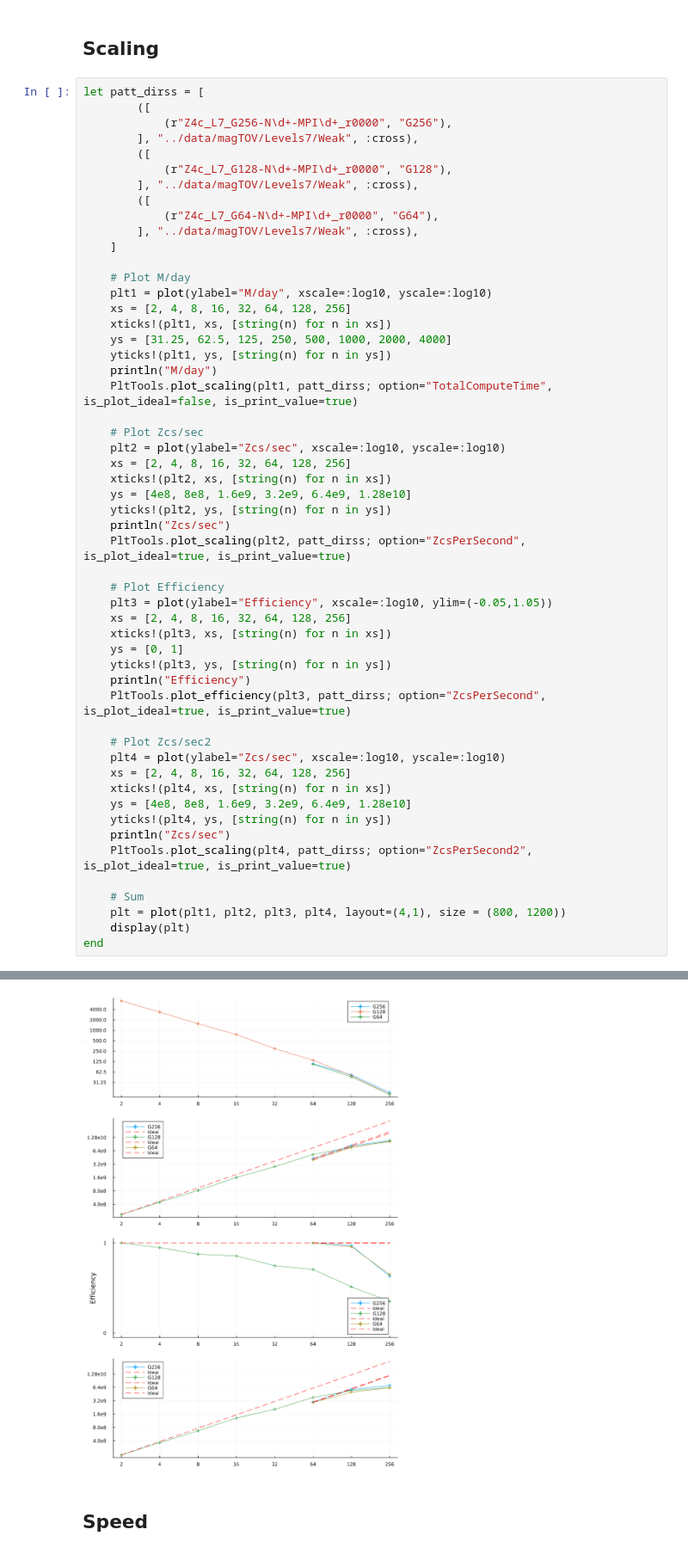
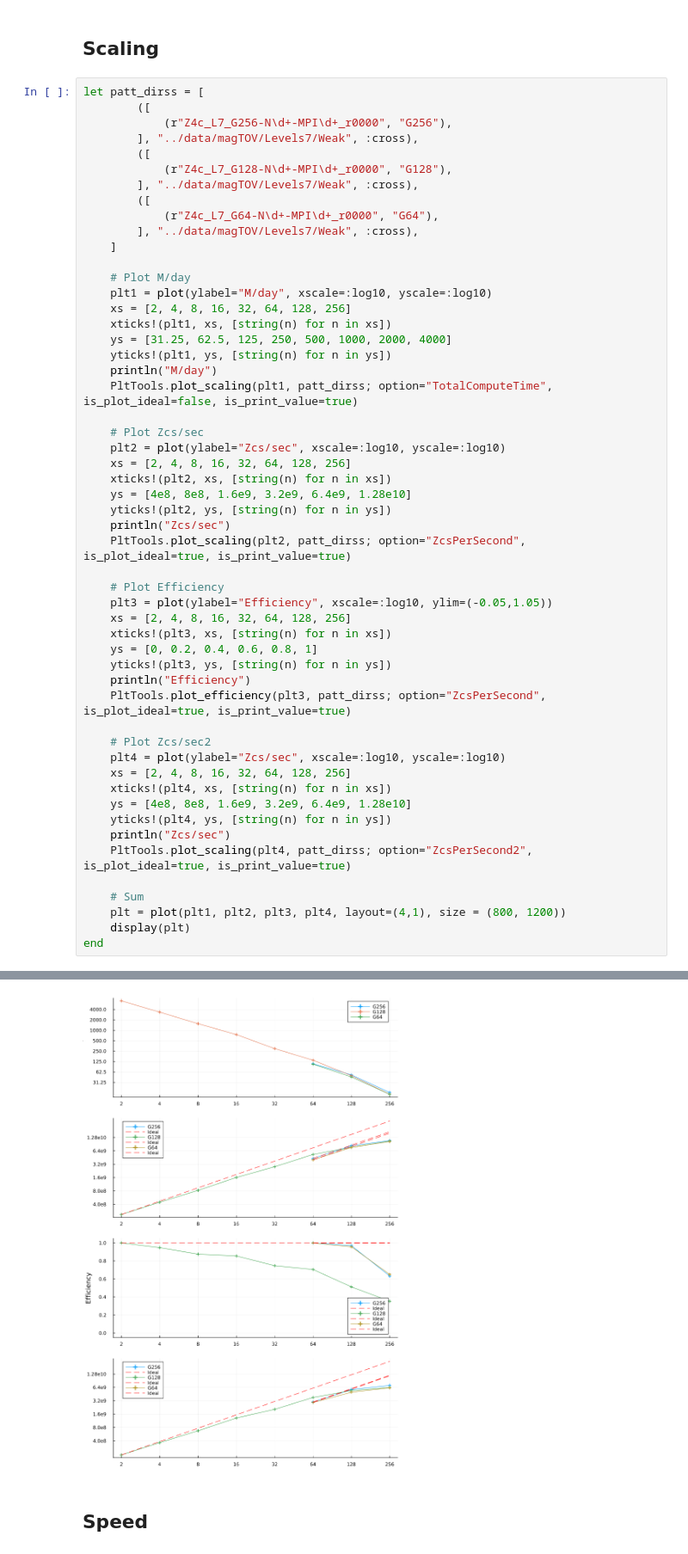
Before and after one commit to lwJi/ETK-Scaling-Tests, a Jupyter notebook: frontier/ipynb/magTOV-Levels7.ipynb, the cells around one changed output, grey strips where cells are left out. Shown at 86% size. Drawn from its saved outputs; the diff is of its cells as text.

```diff
--- a/frontier/ipynb/magTOV-Levels7.ipynb
+++ b/frontier/ipynb/magTOV-Levels7.ipynb
@@ -42,7 +42,7 @@ let patt_dirss = [
     plt3 = plot(ylabel="Efficiency", xscale=:log10, ylim=(-0.05,1.05))
     xs = [2, 4, 8, 16, 32, 64, 128, 256]
     xticks!(plt3, xs, [string(n) for n in xs])
-    ys = [0, 1]
+    ys = [0, 0.2, 0.4, 0.6, 0.8, 1]
     yticks!(plt3, ys, [string(n) for n in ys])
     println("Efficiency")
     PltTools.plot_efficiency(plt3, patt_dirss; option="ZcsPerSecond", is_plot_ideal=true, is_print_value=true)
@@ -50,34 +50,34 @@ let patt_dirss = [
     # Plot Zcs/sec2
     plt4 = plot(ylabel="Zcs/sec", xscale=:log10, yscale=:log10)
     xs = [2, 4, 8, 16, 32, 64, 128, 256]
     xticks!(plt4, xs, [string(n) for n in xs])
     ys = [4e8, 8e8, 1.6e9, 3.2e9, 6.4e9, 1.28e10]
     yticks!(plt4, ys, [string(n) for n in ys])
     println("Zcs/sec")
     PltTools.plot_scaling(plt4, patt_dirss; option="ZcsPerSecond2", is_plot_ideal=true, is_print_value=true)
 
     # Sum
     plt = plot(plt1, plt2, plt3, plt4, layout=(4,1), size = (800, 1200))
     display(plt)
 end
 # %% [output]
 M/day
       G256: [ 1.08e+02, 5.14e+01, 1.59e+01]
       G128: [ 7.08e+03, 3.35e+03, 1.55e+03, 7.51e+02, 2.95e+02, 1.36e+02, 4.87e+01, 1.42e+01]
        G64: [ 1.05e+02, 4.48e+01, 1.40e+01]
 Zcs/sec
       G256: [ 4.30e+09, 8.35e+09, 1.09e+10]
       G128: [ 2.35e+08, 4.45e+08, 8.23e+08, 1.61e+09, 2.81e+09, 5.30e+09, 7.70e+09, 1.06e+10]
        G64: [ 4.01e+09, 7.67e+09, 1.04e+10]
 Efficiency
       G256: [ 1.00e+00, 9.70e-01, 6.32e-01]
       G128: [ 1.00e+00, 9.47e-01, 8.76e-01, 8.55e-01, 7.47e-01, 7.05e-01, 5.12e-01, 3.53e-01]
        G64: [ 1.00e+00, 9.57e-01, 6.50e-01]
 Zcs/sec
       G256: [ 2.99e+09, 5.72e+09, 7.09e+09]
       G128: [ 1.92e+08, 3.64e+08, 6.74e+08, 1.31e+09, 2.05e+09, 3.80e+09, 5.43e+09, 6.33e+09]
        G64: [ 2.92e+09, 4.99e+09, 6.26e+09]
-[figure, old version]
+[figure, new version]
 # %% [markdown]
 ## Speed
 # %%
```
